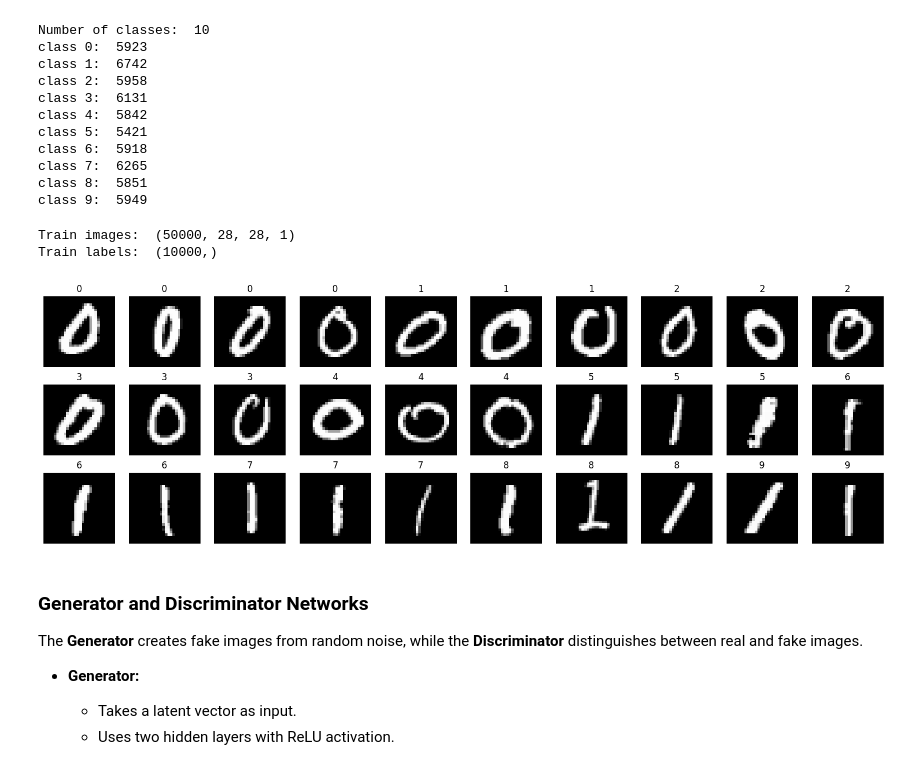
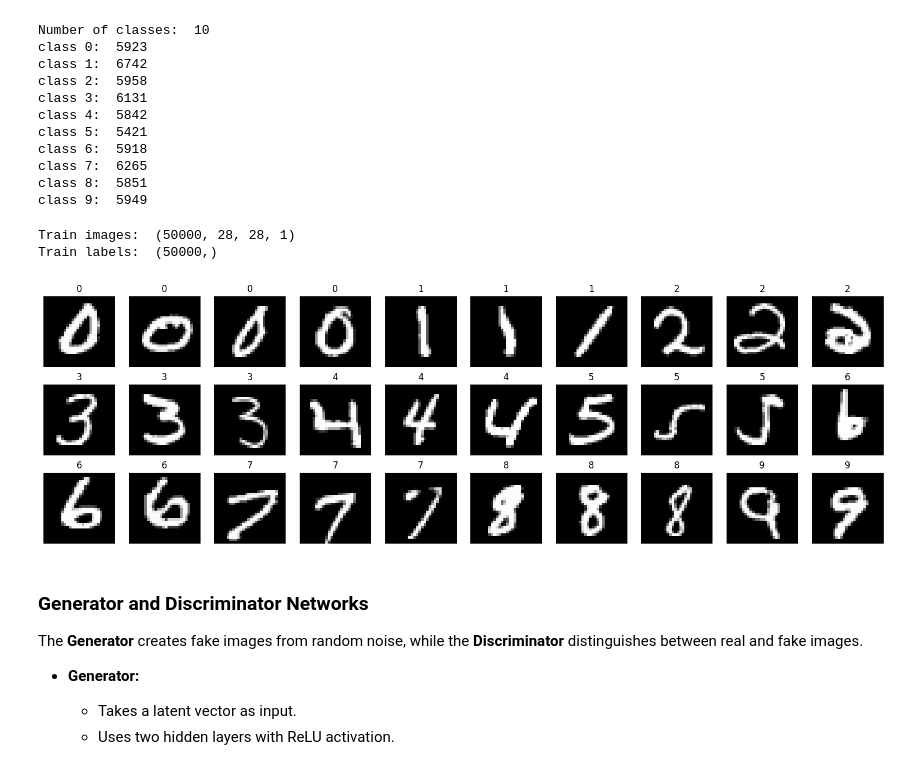
Before and after one commit to Lv1g1/GAN-NAML-Project, a Jupyter notebook: GAN.ipynb, the cells around one changed output. Drawn from its saved outputs; the diff is of its cells as text; code cells hidden in the pictures.

```diff
--- a/GAN.ipynb
+++ b/GAN.ipynb
@@ -65,37 +110,28 @@ class 6:  5918
 class 7:  6265
 class 8:  5851
 class 9:  5949
-# %%
-# Use only the images of the digit 1, 4 and 8
-digit_0 = train_images[train_labels == 0][:5000]
-digit_1 = train_images[train_labels == 1][:5000]
-digit_2 = train_images[train_labels == 2][:5000]
-digit_3 = train_images[train_labels == 3][:5000]
-digit_4 = train_images[train_labels == 4][:5000]
-digit_5 = train_images[train_labels == 5][:5000]
-digit_6 = train_images[train_labels == 6][:5000]
-digit_7 = train_images[train_labels == 7][:5000]
-digit_8 = train_images[train_labels == 8][:5000]
-digit_9 = train_images[train_labels == 9][:5000]
-
-train_images = jnp.concatenate([digit_0, digit_1, digit_2, digit_3, digit_4, digit_5, digit_6, digit_7, digit_8, digit_9], axis=0)
-train_labels = jnp.concatenate([jnp.zeros(1000), jnp.ones(1000), 2*jnp.ones(1000), 3*jnp.ones(1000), 4*jnp.ones(1000), 5*jnp.ones(1000), 6*jnp.ones(1000), 7*jnp.ones(1000), 8*jnp.ones(1000), 9*jnp.ones(1000)], axis=0).astype(jnp.int32)
-
-# Normalize the images
-train_images = train_images / 255.0
-
-# Scale the images to the range [-1, 1]
-train_images = 2 * train_images - 1
-
-print("Train images: ", train_images.shape)
-print("Train labels: ", train_labels.shape)
-# %% [output]
-Train images:  (50000, 28, 28, 1)
-Train labels:  (10000,)
+# %%
+num_digits = 10
+num_samples = 5000
+
+train_images = jnp.concatenate([train_images[train_labels == d][:num_samples] for d in range(num_digits)], axis=0)
+train_labels = jnp.concatenate([d * jnp.ones(num_samples) for d in range(num_digits)], axis=0).astype(jnp.int32)
+
+# Normalize the images
+train_images = train_images / 255.0
+
+# Scale the images to the range [-1, 1]
+train_images = 2 * train_images - 1
+
+print("Train images: ", train_images.shape)
+print("Train labels: ", train_labels.shape)
+# %% [output]
+Train images:  (50000, 28, 28, 1)
+Train labels:  (50000,)
 # %%
-show_digits(train_images[::333][:30], train_labels[::333][:30])
+show_digits(train_images[::train_images.shape[0]//30][:30], train_labels[::train_images.shape[0]//30][:30])
 # %% [output]
-[figure, old version]
+[figure, new version]
 # %% [markdown]
 ### Generator and Discriminator Networks
 
```
Also changed, not shown: parts of 18 cells of this notebook, 5 other files.
